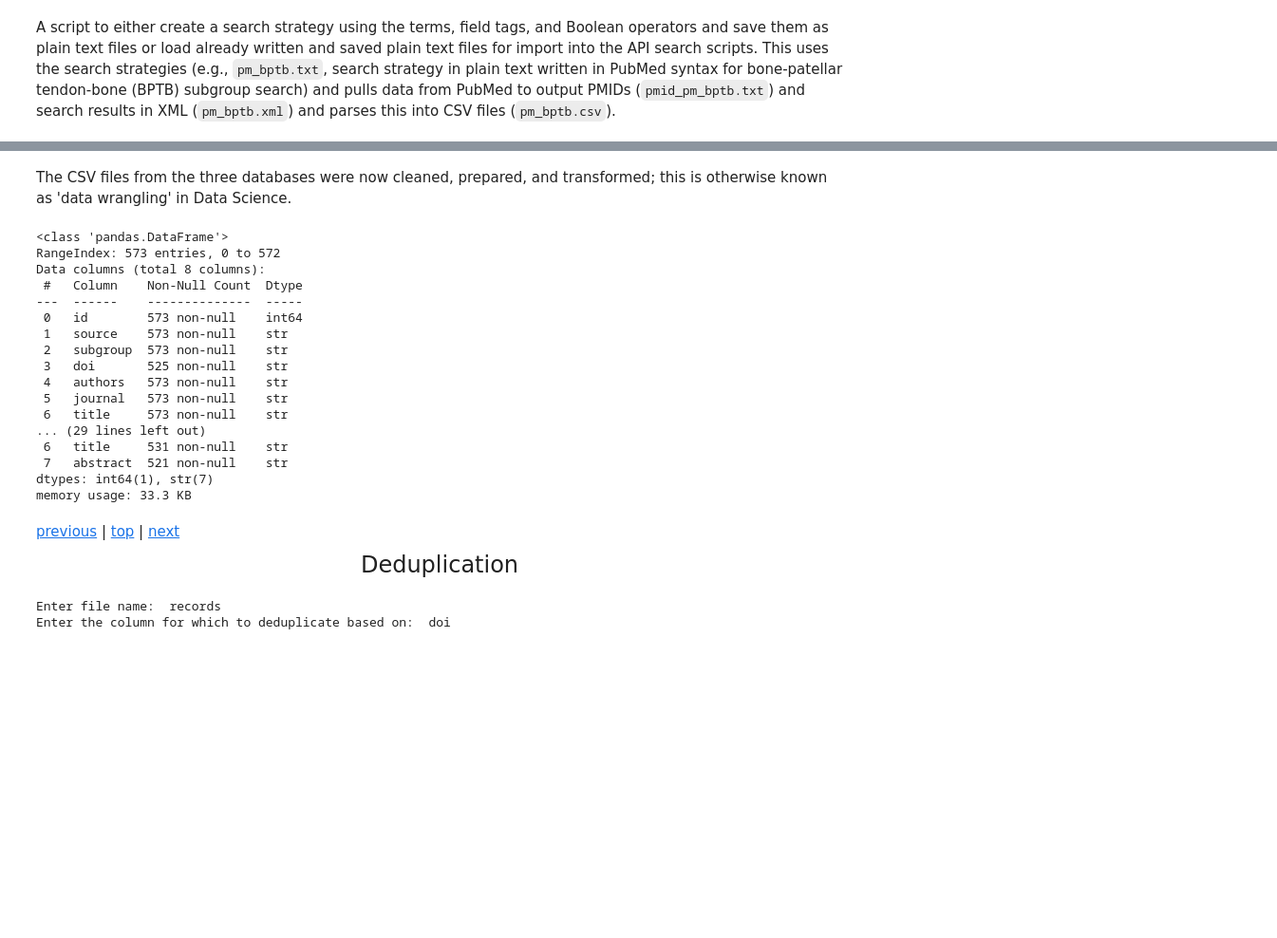
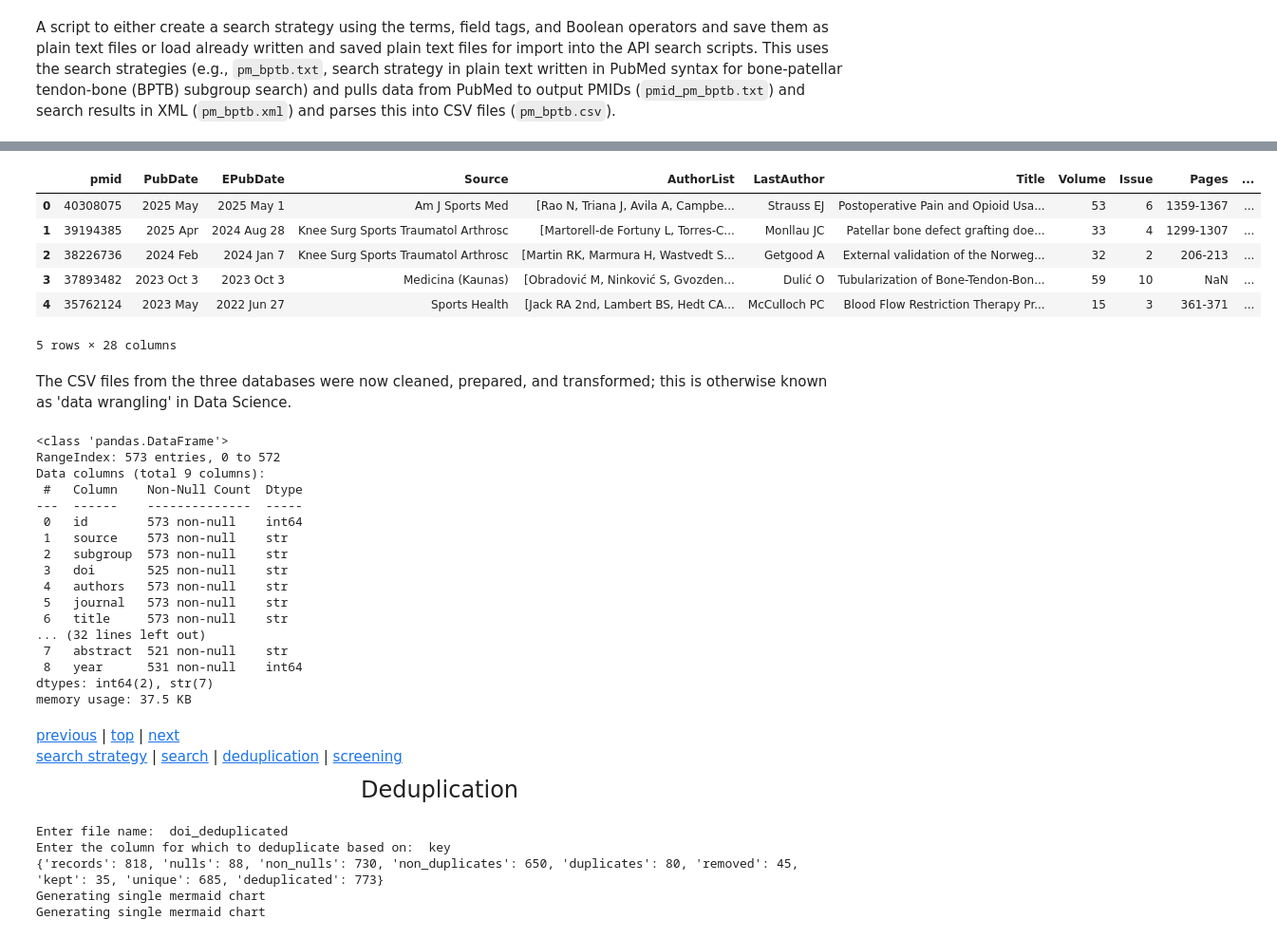
Before and after one commit to dong-wkim/network_meta-analysis, a Jupyter notebook: README.ipynb, the cells around one changed output, grey strips where cells are left out. Shown at 95% size. Drawn from its saved outputs; the diff is of its cells as text; code cells hidden in the pictures; blank space fills up the shorter version.

Commit message:
Finished deduplication scripts

```diff
--- a/README.ipynb
+++ b/README.ipynb
@@ -423,3 +420,14 @@ Number of records found: 190
+# %%
+df = pm_bptb
+df.head()
+# %% [output]
+|  | pmid | PubDate | EPubDate | Source | AuthorList | LastAuthor | Title | Volume | Issue | Pages | ... |
+| 0 | 40308075 | 2025 May | 2025 May 1 | Am J Sports Med | [Rao N, Triana J, Avila A, Campbe... | Strauss EJ | Postoperative Pain and Opioid Usa... | 53 | 6 | 1359-1367 | ... |
+| 1 | 39194385 | 2025 Apr | 2024 Aug 28 | Knee Surg Sports Traumatol Arthrosc | [Martorell-de Fortuny L, Torres-C... | Monllau JC | Patellar bone defect grafting doe... | 33 | 4 | 1299-1307 | ... |
+| 2 | 38226736 | 2024 Feb | 2024 Jan 7 | Knee Surg Sports Traumatol Arthrosc | [Martin RK, Marmura H, Wastvedt S... | Getgood A | External validation of the Norweg... | 32 | 2 | 206-213 | ... |
+| 3 | 37893482 | 2023 Oct 3 | 2023 Oct 3 | Medicina (Kaunas) | [Obradović M, Ninković S, Gvozden... | Dulić O | Tubularization of Bone-Tendon-Bon... | 59 | 10 | NaN | ... |
+| 4 | 35762124 | 2023 May | 2022 Jun 27 | Sports Health | [Jack RA 2nd, Lambert BS, Hedt CA... | McCulloch PC | Blood Flow Restriction Therapy Pr... | 15 | 3 | 361-371 | ... |
+5 rows × 28 columns
 # %% [markdown]
 The CSV files from the three databases were now cleaned, prepared, and transformed; this is otherwise known as 'data wrangling' in Data Science.
 # %%
@@ -454,6 +462,7 @@ subgroups = {"bptb": "patellar",
              "plt": "peroneus",
              "at": "achilles",
              "ta": "tibialis"}
+
 
 # Create pubmed.csv, embase.csv, and wos.csv
 for a, b in databases.items():
@@ -554,7 +563,7 @@ embase.rename(columns = {
 pubmed.rename(columns = {
 	"id" : "id",
 	"pmid" : "pmid",
-	"PubDate" : "pubdate",
+	"PubDate" : "date",
 	"EPubDate" : "epubdate",
 	"Source" : "journal_abbr",
 	"AuthorList" : "authors",
@@ -673,7 +682,8 @@ pubmed = pd.DataFrame({
     'authors': pubmed['authors'],
     'journal': pubmed['journal_abbr'],
     'title': pubmed['title'],
-    'abstract': pubmed['abstract']
+    'abstract': pubmed['abstract'],
+    'year': pubmed['year']
 })
 
 embase = pd.DataFrame({
@@ -684,7 +694,8 @@ embase = pd.DataFrame({
     'authors': embase['authors'],
     'journal': embase['journal_abbr'],
     'title': embase['title'],
-    'abstract': embase['abstract']
+    'abstract': embase['abstract'],
+    'year': embase['year']
 })
 
 wos = pd.DataFrame({
@@ -695,7 +706,8 @@ wos = pd.DataFrame({
     'doi': wos['doi'],
     'journal': wos['journal_abbr'],
     'title': wos['title'],
-    'abstract': wos['abstract']
+    'abstract': wos['abstract'],
+    'year': wos['year']
 })
 
 pubmed.info()
@@ -706,12 +718,15 @@ wos.info()
 wos.head()
 
 records = pd.concat([pubmed, embase, wos])
+records['first_author'] = records['authors'].str.replace(r"[\'\[\],.;]",'', regex = True).str.split().str[0]
+records['short_title'] = records['title'].str.replace(r'[\[\]\s,.;-]','',regex = True).str.lower().str[:30]
+records['key'] = records['first_author'] + '+' + records['short_title'] + '+' + records['year'].astype(str)
 records.to_csv(f"{search}/records.csv", encoding = "utf-8")
 records.to_csv(f"{deduplication}/records.csv", encoding = "utf-8")
 # %% [output]
 <class 'pandas.DataFrame'>
 RangeIndex: 573 entries, 0 to 572
-Data columns (total 8 columns):
+Data columns (total 9 columns):
  #   Column    Non-Null Count  Dtype
 ---  ------    --------------  -----
  0   id        573 non-null    int64
@@ -721,13 +736,14 @@ Data columns (total 8 columns):
  4   authors   573 non-null    str
  5   journal   573 non-null    str
  6   title     573 non-null    str
-... (29 lines left out)
- 6   title     531 non-null    str
+... (32 lines left out)
  7   abstract  521 non-null    str
-dtypes: int64(1), str(7)
-memory usage: 33.3 KB
+ 8   year      531 non-null    int64
+dtypes: int64(2), str(7)
+memory usage: 37.5 KB
 # %% [markdown]
 [previous](#search) | [top](#toc) | [next](#screening)
+[search strategy](#search-strategy) | [search](#search) | [deduplication](#deduplication) | [screening](#screening)
 
 <a id="deduplication"></a>
 <div align="center">
@@ -744,9 +760,11 @@ cols_input = input('Enter the column for which to deduplicate based on: ')
 cols = [c.strip() for c in cols_input.split(',')]
 folder = '_'.join(cols)
 os.makedirs(f"{deduplication}/{folder}/", exist_ok = True)
-output_file_name = f"{deduplication}/{folder}/" + 'deduplicated.csv'
-output_for_recycle = f"{deduplication}/" + 'deduplicated.csv'
-prisma_file_name = output_file_name.replace('.csv', '.mmd')
+
+output_file = f"{deduplication}/{folder}/{folder}_deduplicated"
+output_file_name = f"{output_file}.csv"
+output_for_recycle = f"{deduplication}/{folder}_deduplicated.csv"
+prisma_file_name = f"{output_file}.mmd"
 
 nulls_mask = df[cols].isnull().any(axis=1)
 df_nulls = df[nulls_mask] # B
@@ -771,10 +789,13 @@ results = {"records": len(df),
 "deduplicated": len(df_deduplicated)
 }
 
+print(results)
+
+# output_file_name = deduplication/doi/doi_deduplicated.csv
 df_nulls.to_csv(output_file_name.replace('deduplicated','nulls'), index = False)
 df_deduplicated.to_csv(output_file_name, index = False)
-df_removed.to_csv(output_file_name.replace('.csv', '_removed.csv'), index = False)
-
+df_removed.to_csv(output_file_name.replace('deduplicated','duplicates_removed'), index = False)
+df_nulls.to_csv(output_file_name.replace('deduplicated','nulls'), index = False)
 df_deduplicated.to_csv(output_for_recycle, index = False)
 
 graph_text = f"""---
@@ -783,15 +804,15 @@ theme: neutral
 curve: stepBefore
 ---
 graph TD;
-A["**records** (*n* = {results['records']})"];
-B["null (*n* = {results['nulls']})"];
-C["non-null (*n* = {results['non_nulls']})"];
-D["non-duplicates (*n* = {results['non_duplicates']})"];
-E["duplicates (*n* = {results['duplicates']})"];
-F["duplicates kept (*n* = {results['kept']})"];
-G["duplicates removed (*n* = {results['removed']})"];
-H["unique (*n* = {results['unique']})"];
-I["deduplicated (*n* = {results['deduplicated']})"];
+A["`**records** (*n* = {results['records']})`"];
+B["`null (*n* = {results['nulls']})`"];
+C["`non-null (*n* = {results['non_nulls']})`"];
+D["`non-duplicates (*n* = {results['non_duplicates']})`"];
+E["`duplicates (*n* = {results['duplicates']})`"];
+F["`duplicates kept (*n* = {results['kept']})`"];
+G["`duplicates removed (*n* = {results['removed']})`"];
+H["`unique (*n* = {results['unique']})`"];
+I["`deduplicated (*n* = {results['deduplicated']})`"];
 
 A --> B & C;
 C --> D & E;
@@ -801,6 +822,12 @@ B & H --> I"""
 
 with open(prisma_file_name, "w") as f:
     f.write(graph_text)
+
+!mmdc -i {prisma_file_name} -o {output_file}.svg
+!mmdc -i {prisma_file_name} -o {output_file}_dark.svg -t dark -b transparent
 # %% [output]
-Enter file name:  records
-Enter the column for which to deduplicate based on:  doi
+Enter file name:  doi_deduplicated
+Enter the column for which to deduplicate based on:  key
+{'records': 818, 'nulls': 88, 'non_nulls': 730, 'non_duplicates': 650, 'duplicates': 80, 'removed': 45, 'kept': 35, 'unique': 685, 'deduplicated': 773}
+Generating single mermaid chart
+Generating single mermaid chart
```
Also changed, not shown: parts of 16 cells of this notebook, 37 other files.
